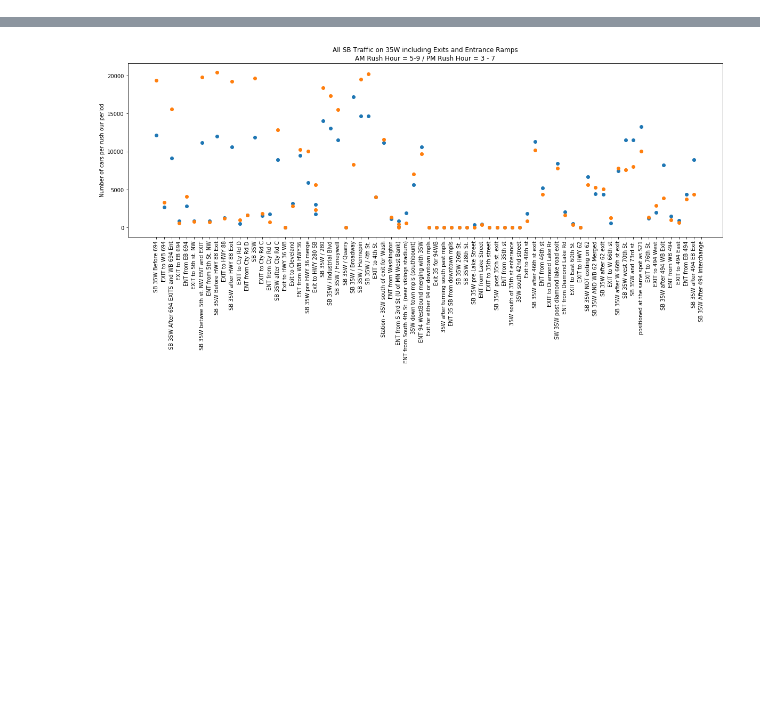
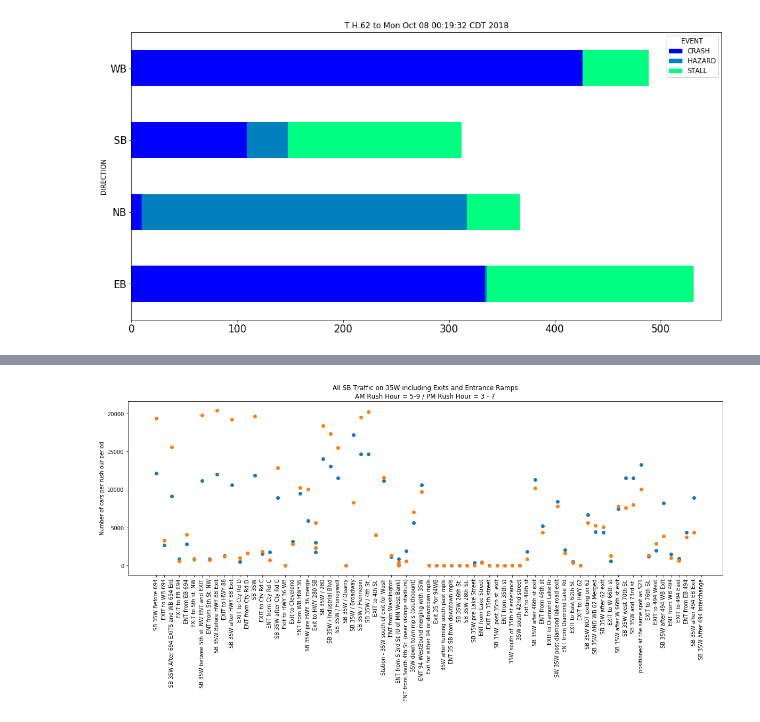
Before and after one commit to Dkreitzer/Team_streprogen_Project1, a Jupyter notebook: Working_On_Final_Version.ipynb, the cells around one changed output, grey strips where cells are left out. Saved outputs shown, nothing was run; the diff lists cells and outputs as text; code cells hidden in the pictures; blank space fills up the shorter version.

```diff
--- a/dk_testing_SB35W.ipynb
+++ b/Working_On_Final_Version.ipynb
@@ -16,0 +145,8 @@ def display_side_by_side(*args):
+# %%
+Omit_ROADWORK_Crash_Data_df = Crash_Data_df.loc[Crash_Data_df["EVENT"] != "ROADWORK", :]
+flights_by_carrier = Omit_ROADWORK_Crash_Data_df.pivot_table(index='DIRECTION', columns='EVENT', values='DAY', aggfunc='count')
+flights_by_carrier.plot(kind='barh', stacked=True,fontsize=15, title=(f'{d_min} to {d_max}'), figsize=[16,8], colormap='winter')
+
+plt.savefig("Images/Crash_Hazards_Stalls_Count.png")
+# %% [output]
+[figure, added]
```
Also changed, not shown: parts of 29 cells of this notebook, 15 other files.
